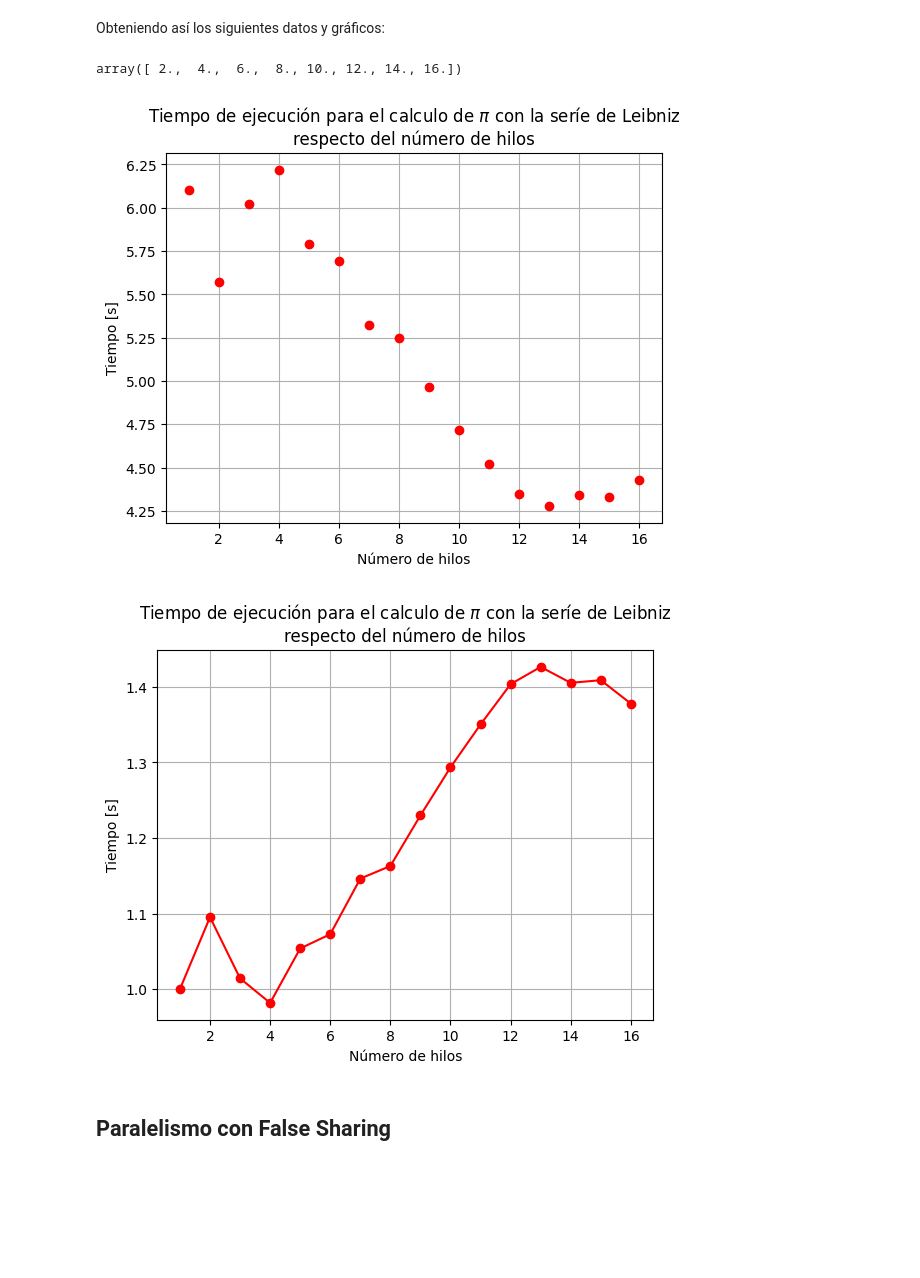
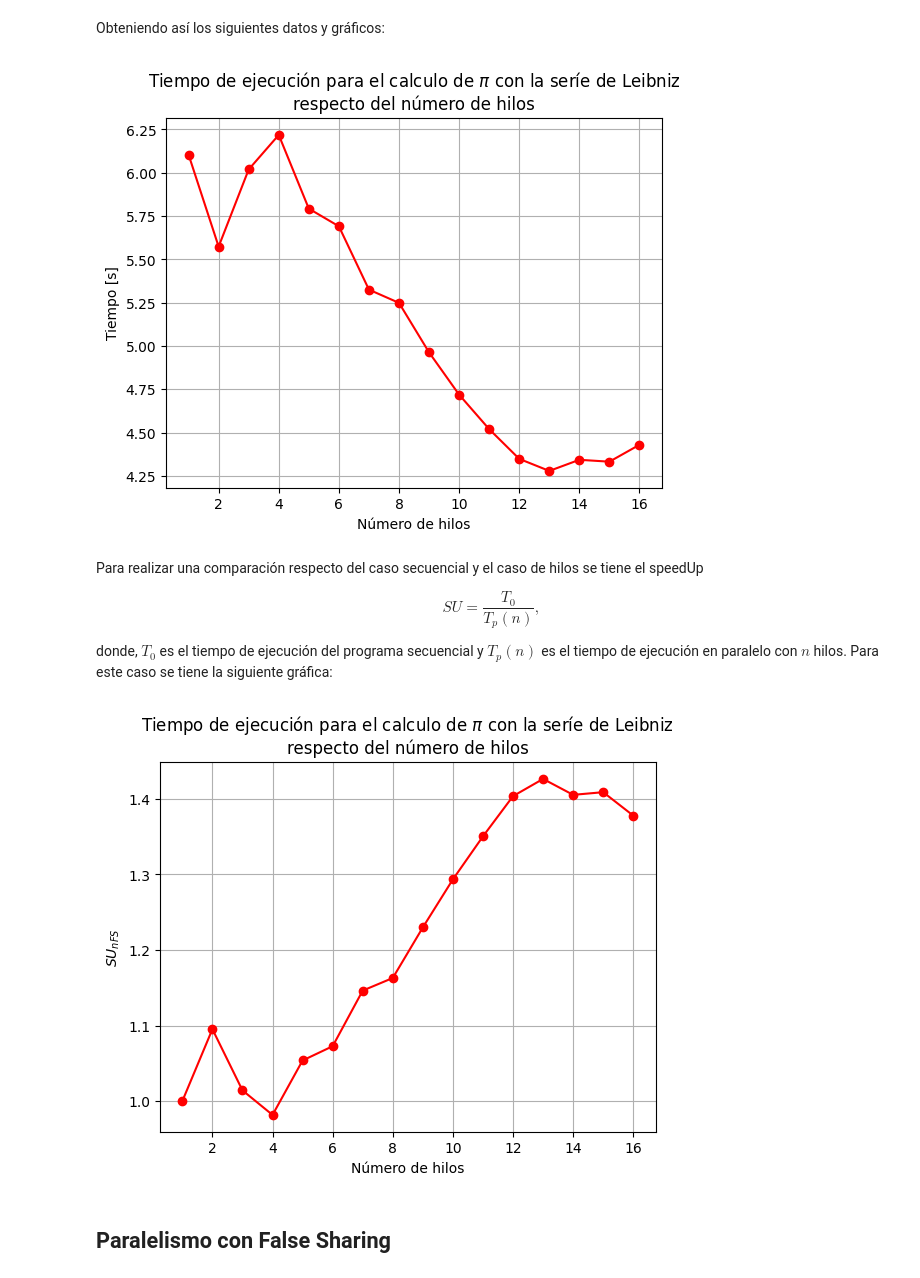
Before and after one commit to jubuenor/paralela, a Jupyter notebook: Primer Parcial/Calculo de PI.ipynb, the cells around one changed output. Saved outputs shown, nothing was run; the diff lists cells and outputs as text; code cells hidden in the pictures; blank space fills up the shorter version.

```diff
--- a/Primer Parcial/Calculo de PI.ipynb
+++ b/Primer Parcial/Calculo de PI.ipynb
@@ -74,28 +74,30 @@ times = [[6.105939, 6.109309, 6.098275] #1
          ,[4.278346,4.410250,4.309527]     #15
          ,[4.413988,4.421606,4.455076]]    #16
 time = np.array([ sum(t)/len(t) for t in times])
-num[1:16:2]
-# %% [output]
-array([ 2.,  4.,  6.,  8., 10., 12., 14., 16.])
 # %%
-#time = [65.06, 99.65, 66.94,48.66,32.42,19.51,16.22,14.63]
 mp.plot(num,time, "ro")
-#mp.plot(num[1:-1:2],time[1:-1:2], "ro")
+mp.plot(num,time, "r-")
 mp.title("Tiempo de ejecución para el calculo de $\\pi$ con la seríe de Leibniz\nrespecto del número de hilos")
 mp.xlabel("Número de hilos")
 mp.ylabel("Tiempo [s]")
 mp.grid(True)
 # %% [output]
-[figure, old version]
+[figure, new version]
+# %% [markdown]
+Para realizar una comparación respecto del caso secuencial y el caso de hilos se tiene el speedUp
+
+$$SU=\dfrac{T_0}{T_p(n)},$$
+
+donde, $T_0$ es el tiempo de ejecución del programa secuencial y $T_p(n)$ es el tiempo de ejecución en paralelo con $n$ hilos. Para este caso se tiene la siguiente gráfica:
 # %%
 mp.plot(num,time[0]/time, "r-")
 mp.plot(num,time[0]/time, "ro")
 mp.title("Tiempo de ejecución para el calculo de $\\pi$ con la seríe de Leibniz\nrespecto del número de hilos")
 mp.xlabel("Número de hilos")
-mp.ylabel("Tiempo [s]")
+mp.ylabel("$SU_{nFS}$")
 mp.grid(True)
 # %% [output]
-[figure, old version]
+[figure, new version]
 # %% [markdown]
 ## Paralelismo con False Sharing
 # %% [markdown]
```
Also changed, not shown: parts of 8 cells of this notebook.
